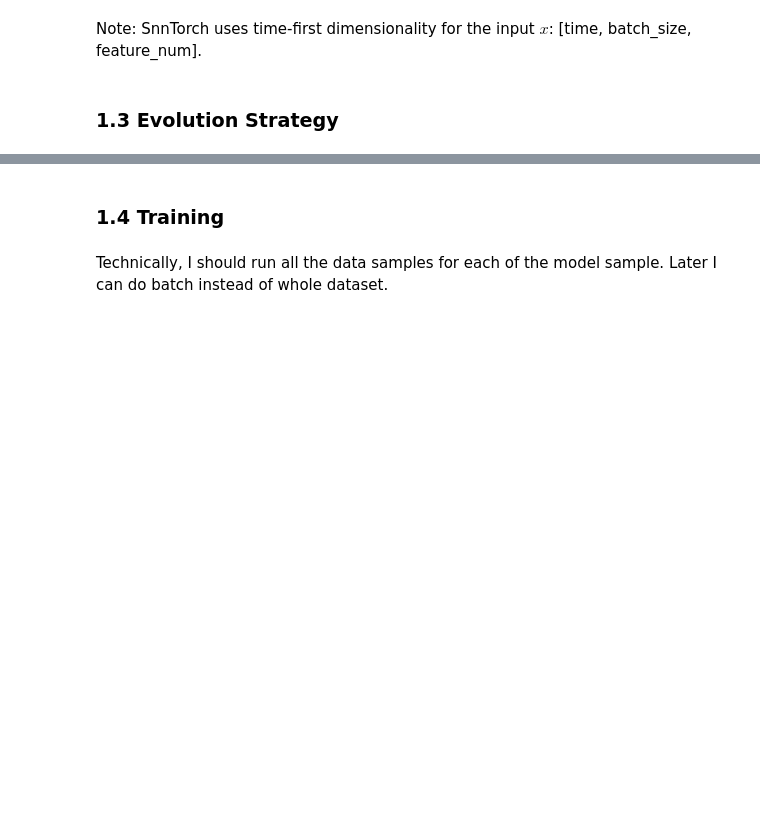
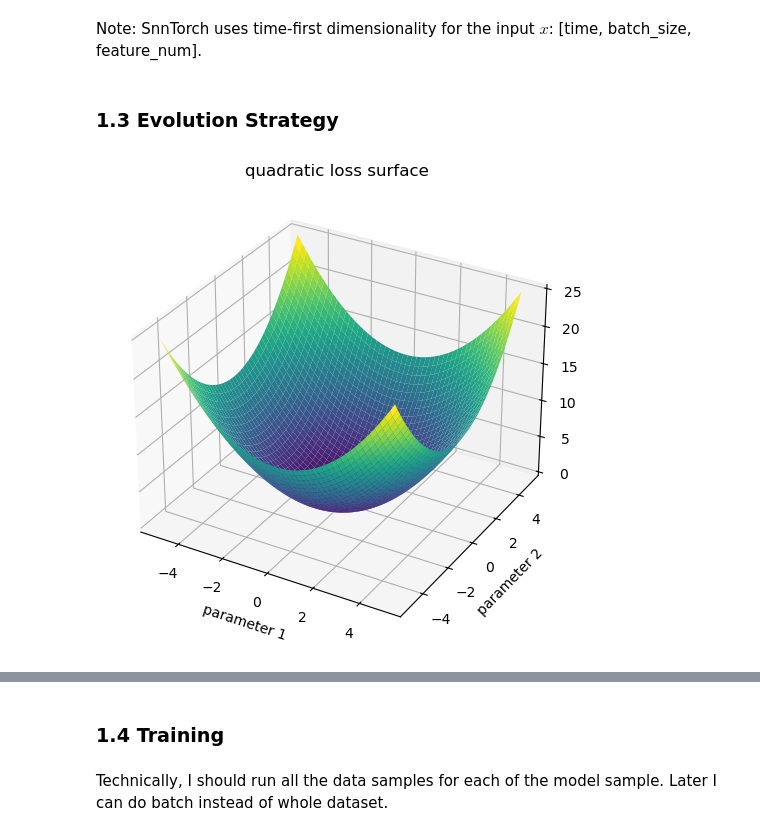
Before and after one commit to PrashubhAtri/heterogeneousSNNs, a Jupyter notebook: Baselines/SNNs/Evolution/Evolution Baseline.ipynb, the cells around one changed output, grey strips where cells are left out. Drawn from its saved outputs; the diff is of its cells as text; code cells hidden in the pictures; blank space fills up the shorter version.

```diff
--- a/Baselines/SNNs/Evolution/Evolution Baseline.ipynb
+++ b/Baselines/SNNs/Evolution/Evolution Baseline.ipynb
@@ -298,3 +299,34 @@ class ESParameter:
 
         # step the optimizer
         self.optimizer.step()
+# %%
+import matplotlib.pyplot as plt
+def plot_landscape():
+    # Create a meshgrid for X and Y
+    x = np.linspace(-5, 5, 50)
+    y = np.linspace(-5, 5, 50)
+    X, Y = np.meshgrid(x, y)
+
+    # Define a function for Z
+    Z = (X**2 + Y**2) / 2
+
+    # Create a figure and 3D axis
+    fig = plt.figure(figsize=(6, 6))
+    ax = fig.add_subplot(111, projection='3d')
+
+    # Plot the surface
+    ax.plot_surface(X, Y, Z, cmap='viridis')
+
+    # Labels
+    ax.set_xlabel('parameter 1')
+    ax.set_ylabel('parameter 2')
+
+    ax.set_title('quadratic loss surface')
+
+    # Show the plot
+    # plt.tight_layout()
+    plt.show()
+
+plot_landscape()
+# %% [output]
+[figure, added]
```
Also changed, not shown: parts of 10 cells of this notebook.
